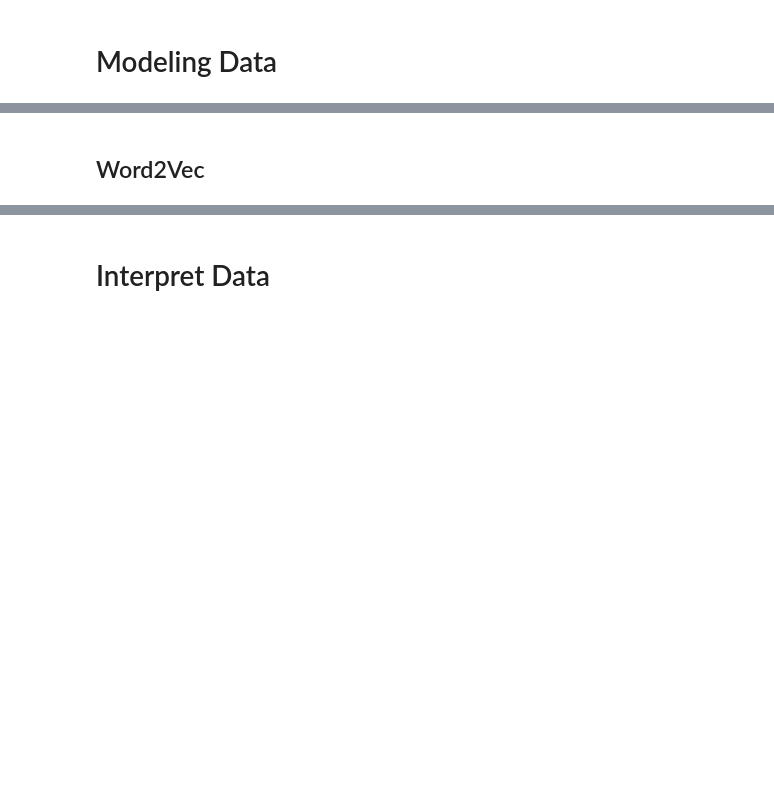
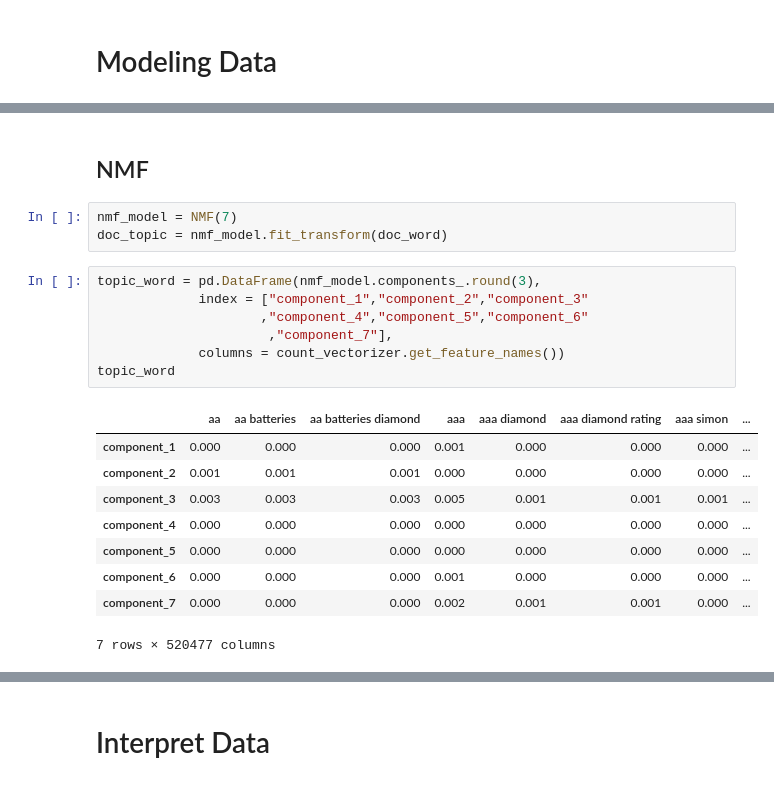
Before and after one commit to youngjeong46/travel-recommender, a Jupyter notebook: notebooks/MVP.ipynb, the cells around one changed output, grey strips where cells are left out. Cells and saved outputs as stored; diff of their text form; blank space fills up the shorter version.

```diff
--- a/notebooks/MVP.ipynb
+++ b/notebooks/MVP.ipynb
@@ -124,2 +172,22 @@ reviews
 # %% [markdown]
-## Word2Vec
+## NMF
+# %%
+nmf_model = NMF(7)
+doc_topic = nmf_model.fit_transform(doc_word)
+# %%
+topic_word = pd.DataFrame(nmf_model.components_.round(3),
+             index = ["component_1","component_2","component_3"
+                     ,"component_4","component_5","component_6"
+                      ,"component_7"],
+             columns = count_vectorizer.get_feature_names())
+topic_word
+# %% [output]
+|  | aa | aa batteries | aa batteries diamond | aaa | aaa diamond | aaa diamond rating | aaa simon | ... |
+| component_1 | 0.000 | 0.000 | 0.000 | 0.001 | 0.000 | 0.000 | 0.000 | ... |
+| component_2 | 0.001 | 0.001 | 0.001 | 0.000 | 0.000 | 0.000 | 0.000 | ... |
+| component_3 | 0.003 | 0.003 | 0.003 | 0.005 | 0.001 | 0.001 | 0.001 | ... |
+| component_4 | 0.000 | 0.000 | 0.000 | 0.000 | 0.000 | 0.000 | 0.000 | ... |
+| component_5 | 0.000 | 0.000 | 0.000 | 0.000 | 0.000 | 0.000 | 0.000 | ... |
+| component_6 | 0.000 | 0.000 | 0.000 | 0.001 | 0.000 | 0.000 | 0.000 | ... |
+| component_7 | 0.000 | 0.000 | 0.000 | 0.002 | 0.001 | 0.001 | 0.000 | ... |
+7 rows × 520477 columns
```
Also changed, not shown: parts of 23 cells of this notebook, 6 other files.
